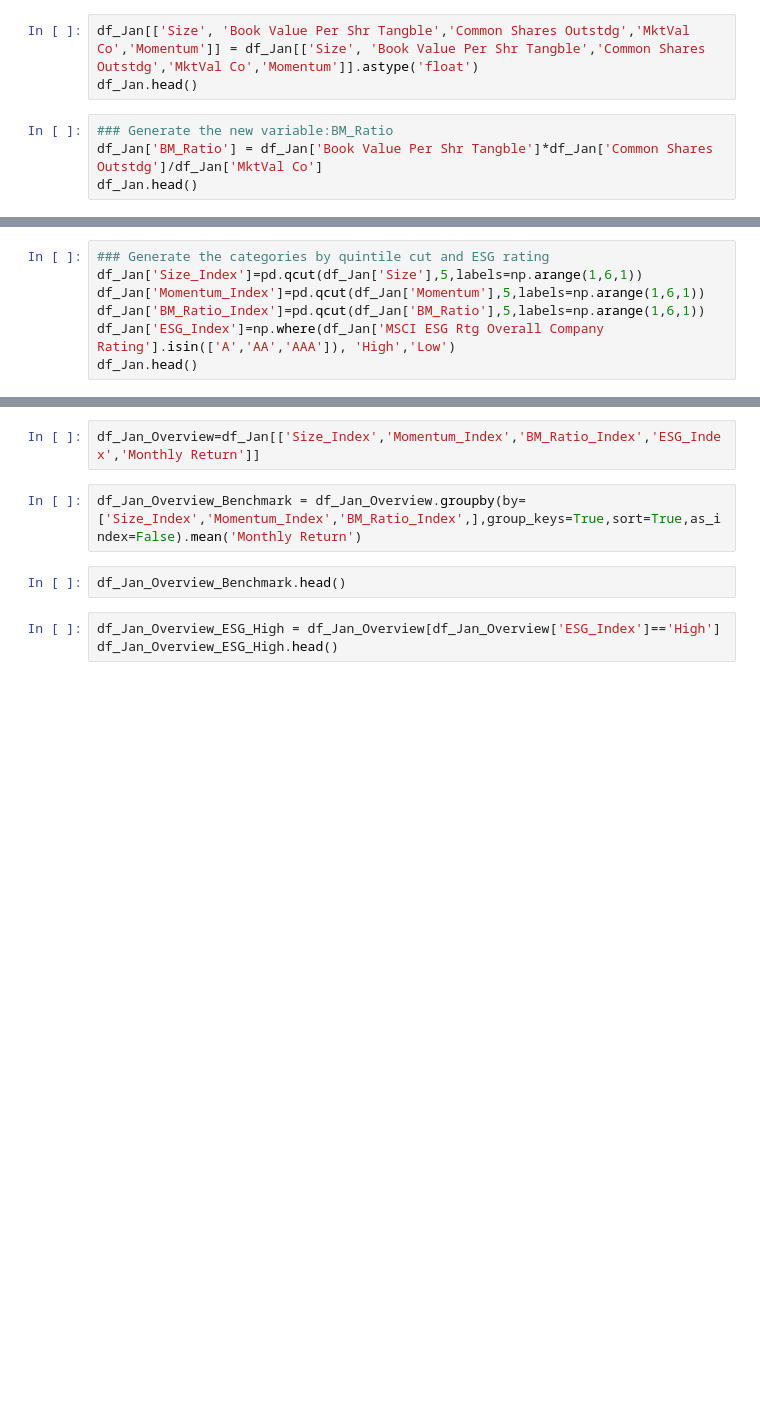
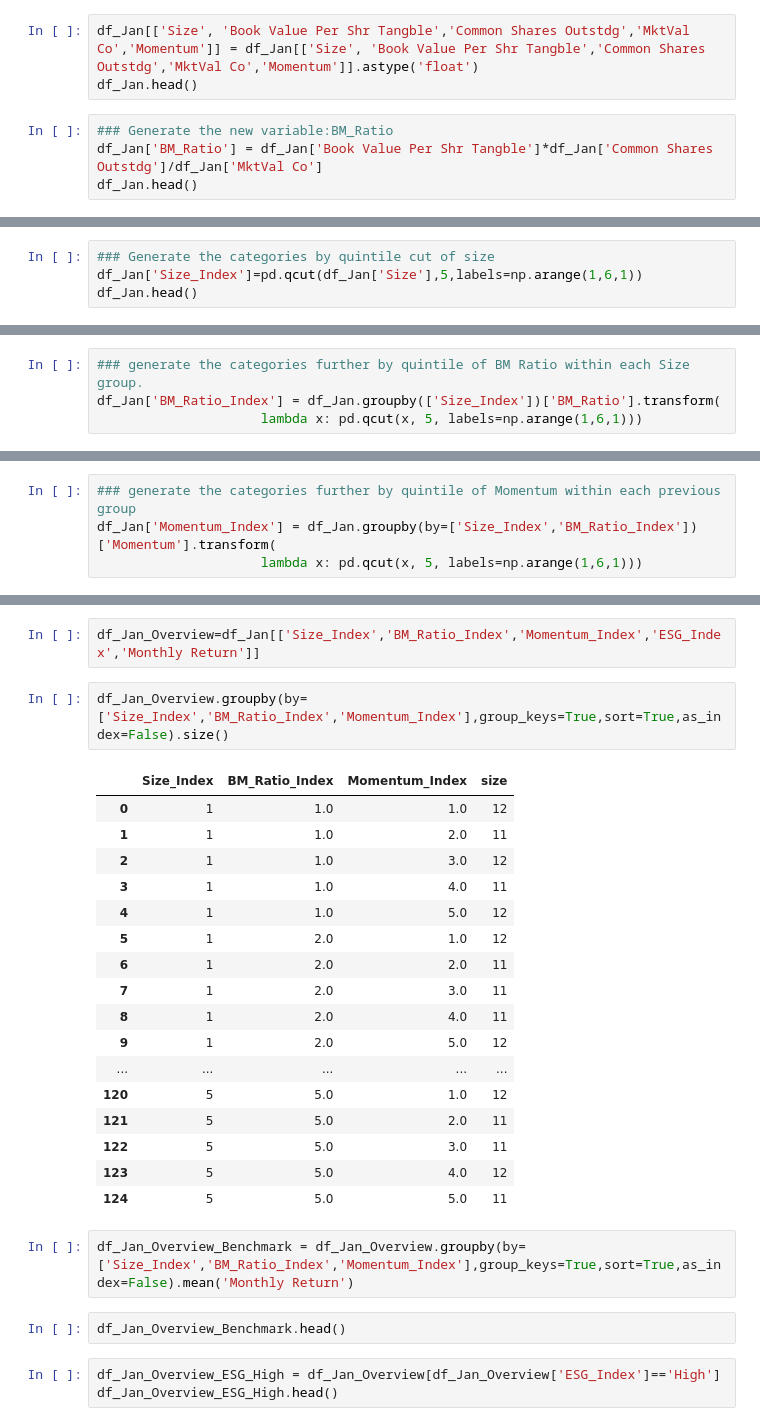
Before and after one commit to sunshineluyao/ESG_with_benchmark, a Jupyter notebook: Categorization/ESG_Categorization_Jan.ipynb, the cells around one changed output, grey strips where cells are left out. Cells and saved outputs as stored; diff of their text form; blank space fills up the shorter version.

```diff
--- a/Categorization/ESG_Categorization_Jan.ipynb
+++ b/Categorization/ESG_Categorization_Jan.ipynb
@@ -33,7 +63,4 @@ df_Jan.head()
 # %%
-### Generate the categories by quintile cut and ESG rating
+### Generate the categories by quintile cut of size
 df_Jan['Size_Index']=pd.qcut(df_Jan['Size'],5,labels=np.arange(1,6,1))
-df_Jan['Momentum_Index']=pd.qcut(df_Jan['Momentum'],5,labels=np.arange(1,6,1))
-df_Jan['BM_Ratio_Index']=pd.qcut(df_Jan['BM_Ratio'],5,labels=np.arange(1,6,1))
-df_Jan['ESG_Index']=np.where(df_Jan['MSCI ESG Rtg Overall Company Rating'].isin(['A','AA','AAA']), 'High','Low')
 df_Jan.head()
@@ -39,0 +77,4 @@ df_Jan.head()
+# %%
+### generate the categories further by quintile of BM Ratio within each Size group.
+df_Jan['BM_Ratio_Index'] = df_Jan.groupby(['Size_Index'])['BM_Ratio'].transform(
+                     lambda x: pd.qcut(x, 5, labels=np.arange(1,6,1)))
@@ -39,0 +101,4 @@ df_Jan.head()
+# %%
+### generate the categories further by quintile of Momentum within each previous group
+df_Jan['Momentum_Index'] = df_Jan.groupby(by=['Size_Index','BM_Ratio_Index'])['Momentum'].transform(
+                     lambda x: pd.qcut(x, 5, labels=np.arange(1,6,1)))
@@ -40,7 +125,27 @@ df_Jan.head()
 # %%
-df_Jan_Overview=df_Jan[['Size_Index','Momentum_Index','BM_Ratio_Index','ESG_Index','Monthly Return']]
+df_Jan_Overview=df_Jan[['Size_Index','BM_Ratio_Index','Momentum_Index','ESG_Index','Monthly Return']]
+# %%
+df_Jan_Overview.groupby(by=['Size_Index','BM_Ratio_Index','Momentum_Index'],group_keys=True,sort=True,as_index=False).size()
+# %% [output]
+|  | Size_Index | BM_Ratio_Index | Momentum_Index | size |
+| 0 | 1 | 1.0 | 1.0 | 12 |
+| 1 | 1 | 1.0 | 2.0 | 11 |
+| 2 | 1 | 1.0 | 3.0 | 12 |
+| 3 | 1 | 1.0 | 4.0 | 11 |
+| 4 | 1 | 1.0 | 5.0 | 12 |
+| 5 | 1 | 2.0 | 1.0 | 12 |
+| 6 | 1 | 2.0 | 2.0 | 11 |
+| 7 | 1 | 2.0 | 3.0 | 11 |
+| 8 | 1 | 2.0 | 4.0 | 11 |
+| 9 | 1 | 2.0 | 5.0 | 12 |
+| ... | ... | ... | ... | ... |
+| 120 | 5 | 5.0 | 1.0 | 12 |
+| 121 | 5 | 5.0 | 2.0 | 11 |
+| 122 | 5 | 5.0 | 3.0 | 11 |
+| 123 | 5 | 5.0 | 4.0 | 12 |
+| 124 | 5 | 5.0 | 5.0 | 11 |
 # %%
-df_Jan_Overview_Benchmark = df_Jan_Overview.groupby(by=['Size_Index','Momentum_Index','BM_Ratio_Index',],group_keys=True,sort=True,as_index=False).mean('Monthly Return')
+df_Jan_Overview_Benchmark = df_Jan_Overview.groupby(by=['Size_Index','BM_Ratio_Index','Momentum_Index'],group_keys=True,sort=True,as_index=False).mean('Monthly Return')
 # %%
 df_Jan_Overview_Benchmark.head()
 # %%
```
Also changed, not shown: parts of 9 cells of this notebook.
